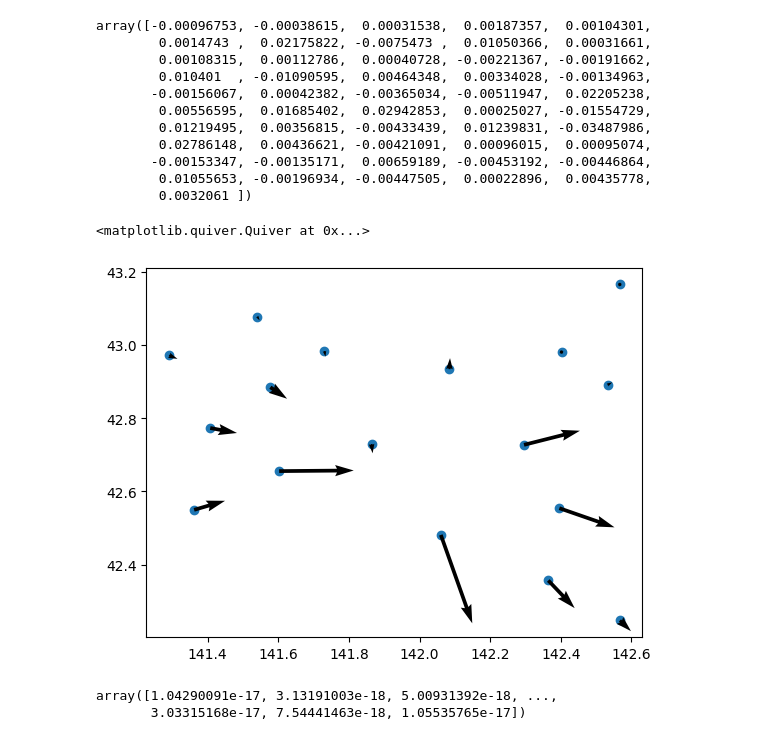
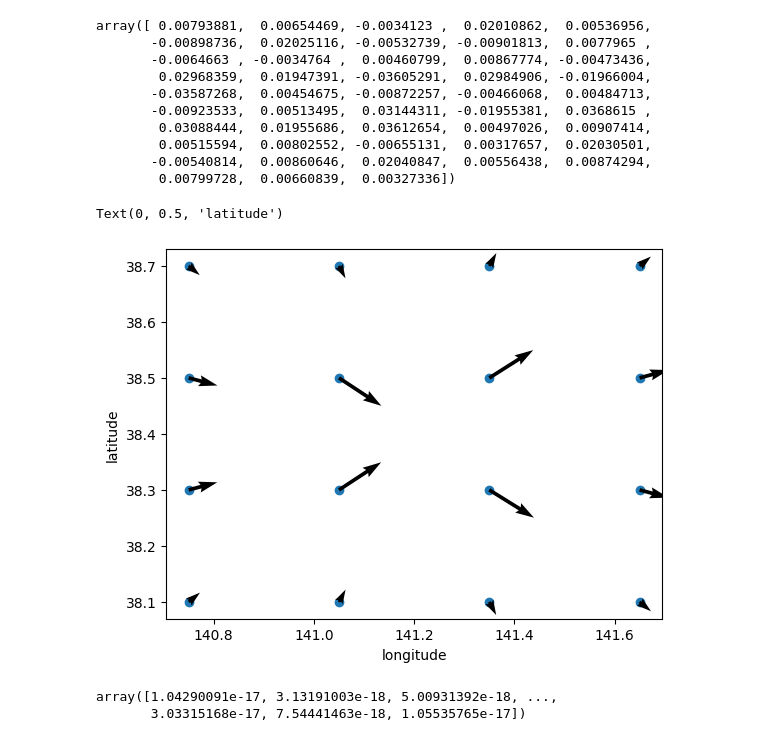
Before and after one commit to KaiNakao/AdaptiveFEM_parallel, a Jupyter notebook: work/visualize.ipynb, the cells around one changed output. Cells and saved outputs as stored; diff of their text form; code cells hidden in the pictures.

```diff
--- a/work/visualize.ipynb
+++ b/work/visualize.ipynb
@@ -3,8 +3,8 @@ import matplotlib.pyplot as plt
 import numpy as np
 import pandas as pd
 # %%
-gnss = pd.read_csv("/home/nakao/AdaptiveFEM/work/work1/data/GNSS_reduced.dat", delim_whitespace=True)
-displacement = np.loadtxt("/home/nakao/AdaptiveFEM/work/work1/data/greens_function.dat")
+gnss = pd.read_csv("/home/nakao/AdaptiveFEM/work/work_1250_1/data/GNSS_reduced.dat", delim_whitespace=True)
+displacement = np.loadtxt("/home/nakao/AdaptiveFEM/work/work_1250_1/data/greens_function.dat")
 ux = []
 uy = []
 uz = []
@@ -18,24 +18,25 @@ uz = np.array(uz)
 # %%
 displacement
 # %% [output]
-array([-0.00096753, -0.00038615,  0.00031538,  0.00187357,  0.00104301,
-        0.0014743 ,  0.02175822, -0.0075473 ,  0.01050366,  0.00031661,
-        0.00108315,  0.00112786,  0.00040728, -0.00221367, -0.00191662,
-        0.010401  , -0.01090595,  0.00464348,  0.00334028, -0.00134963,
-       -0.00156067,  0.00042382, -0.00365034, -0.00511947,  0.02205238,
-        0.00556595,  0.01685402,  0.02942853,  0.00025027, -0.01554729,
-        0.01219495,  0.00356815, -0.00433439,  0.01239831, -0.03487986,
-        0.02786148,  0.00436621, -0.00421091,  0.00096015,  0.00095074,
-       -0.00153347, -0.00135171,  0.00659189, -0.00453192, -0.00446864,
-        0.01055653, -0.00196934, -0.00447505,  0.00022896,  0.00435778,
-        0.0032061 ])
+array([ 0.00793881,  0.00654469, -0.0034123 ,  0.02010862,  0.00536956,
+       -0.00898736,  0.02025116, -0.00532739, -0.00901813,  0.0077965 ,
+       -0.0064663 , -0.0034764 ,  0.00460799,  0.00867774, -0.00473436,
+        0.02968359,  0.01947391, -0.03605291,  0.02984906, -0.01966004,
+       -0.03587268,  0.00454675, -0.00872257, -0.00466068,  0.00484713,
+       -0.00923533,  0.00513495,  0.03144311, -0.01955381,  0.0368615 ,
+        0.03088444,  0.01955686,  0.03612654,  0.00497026,  0.00907414,
+        0.00515594,  0.00802552, -0.00655131,  0.00317657,  0.02030501,
+       -0.00540814,  0.00860646,  0.02040847,  0.00556438,  0.00874294,
+        0.00799728,  0.00660839,  0.00327336])
 # %%
 fig, ax = plt.subplots()
 ax.scatter(gnss["lon"], gnss["lat"])
 ax.quiver(gnss["lon"], gnss["lat"], ux, uy)
+ax.set_xlabel("longitude")
+ax.set_ylabel("latitude")
 # %% [output]
-<matplotlib.quiver.Quiver at 0x...>
+Text(0, 0.5, 'latitude')
-[figure, old version]
+[figure, new version]
 # %%
 dat = np.fromfile("/home/nakao/AdaptiveFEM/work/work1/displacement/0001_obs.bin")
 # %%
```
Also changed, not shown: 3 other files.
